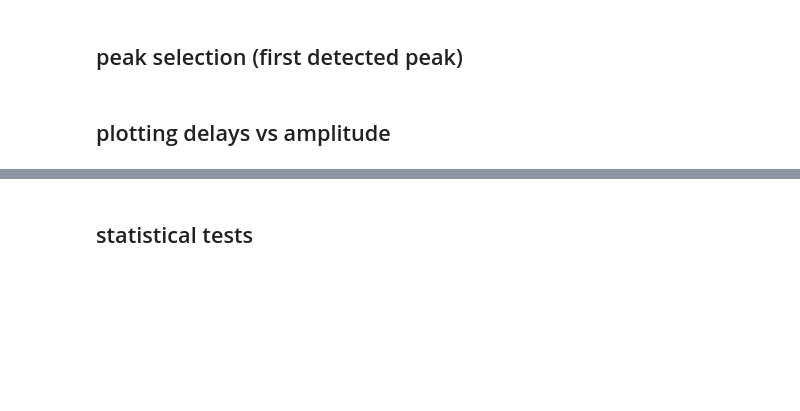
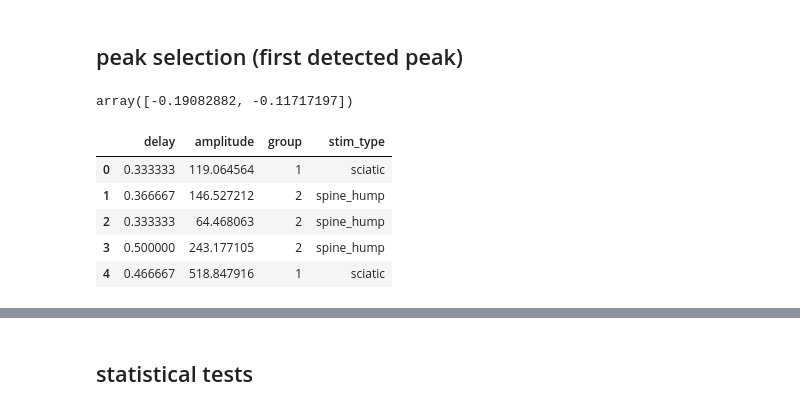
Before and after one commit to raknah/neuroelectrophysiology, a Jupyter notebook: notebooks/simplfied MEP extract.ipynb, the cells around one changed output, grey strips where cells are left out. Saved outputs shown, nothing was run; the diff lists cells and outputs as text; code cells hidden in the pictures; blank space fills up the shorter version.

```diff
--- a/notebooks/simplfied MEP extract.ipynb
+++ b/notebooks/simplfied MEP extract.ipynb
@@ -155,2 +127,0 @@ for index, value in enumerate(verify):
-# %% [markdown]
-## plotting delays vs amplitude
@@ -204,0 +128,48 @@ plt.show()
+# %%
+accepted[0].keys()
+
+accepted[0]['event_mean'].mean(axis=1)
+# %% [output]
+array([-0.19082882, -0.11717197])
+# %%
+selected = accepted + unsure
+
+final = []
+
+for trial in selected:
+
+    group = int(trial['notes']['phenoCode'])
+    stim_type = trial['notes']['sessionType']
+    positive_peaks = trial.get('positive peaks')
+    negative_peaks = trial.get('negative peaks')
+
+    if positive_peaks and negative_peaks:
+
+        positive_peaks = sorted(positive_peaks, key=lambda x: x[0])
+        negative_peaks = sorted(negative_peaks, key=lambda x: x[0])
+
+        delay_pos, amplitude_pos = positive_peaks[0]
+        delay_neg, amplitude_neg = negative_peaks[0]
+
+        delay_pos = (delay_pos / 30) - 10  # convert to milliseconds
+        delay_neg = (delay_neg / 30) - 10  # convert to milliseconds
+
+        delay = np.abs(delay_pos - delay_neg)
+        amplitude = amplitude_pos + amplitude_neg
+
+        if amplitude > 100:
+            final.append({'delay':delay, 'amplitude': amplitude, 'group': group, 'stim_type': stim_type})
+    else:
+        continue
+
+
+final = pd.DataFrame(final)
+
+final.head()
+# %% [output]
+|  | delay | amplitude | group | stim_type |
+| 0 | 0.333333 | 119.064564 | 1 | sciatic |
+| 1 | 0.366667 | 146.527212 | 2 | spine_hump |
+| 2 | 0.333333 | 64.468063 | 2 | spine_hump |
+| 3 | 0.500000 | 243.177105 | 2 | spine_hump |
+| 4 | 0.466667 | 518.847916 | 1 | sciatic |
```
Also changed, not shown: parts of 6 cells of this notebook.
